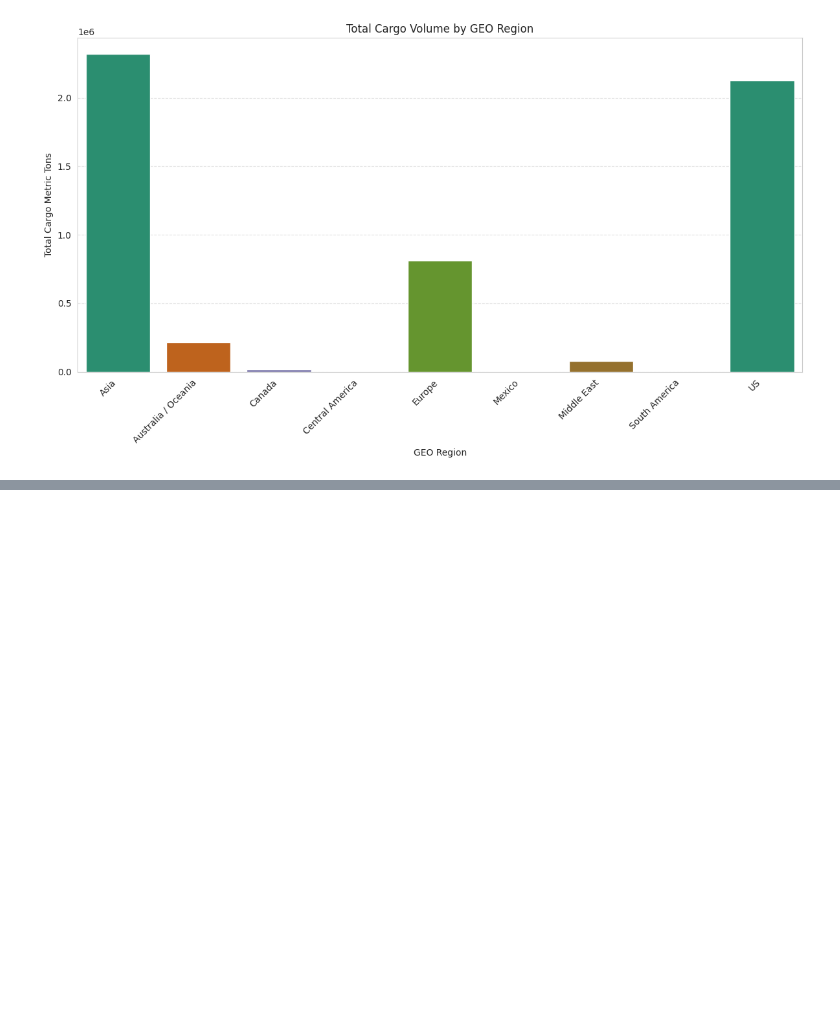
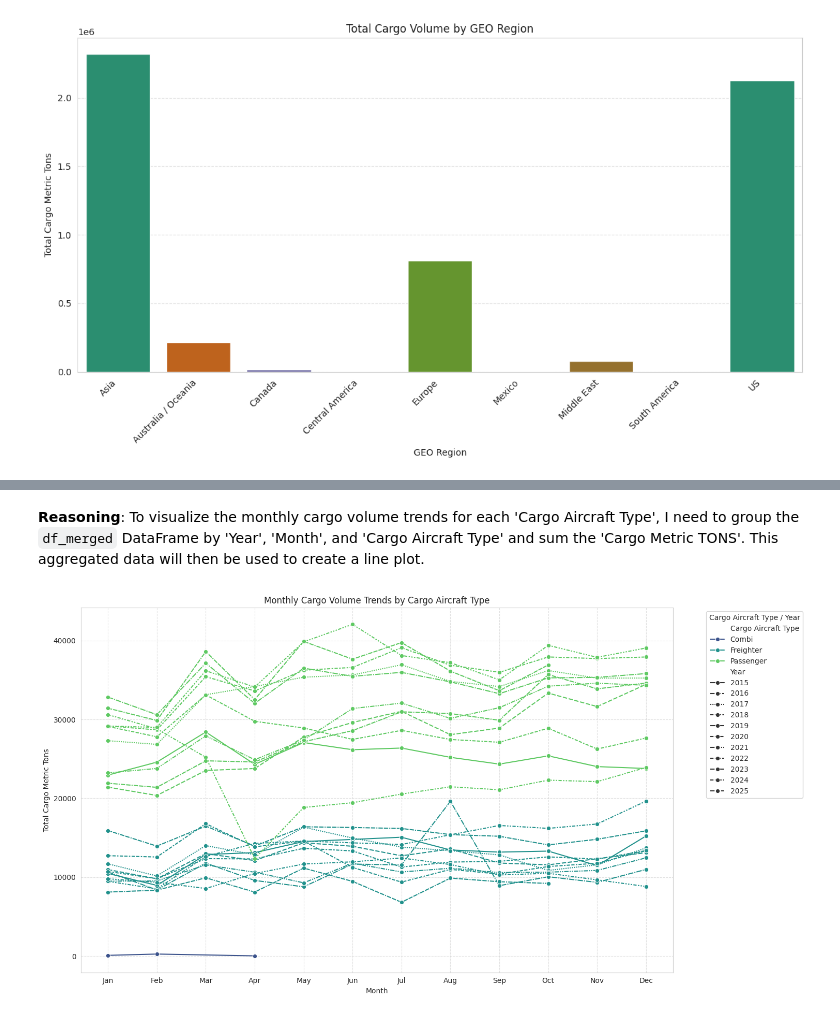
Before and after one commit to surayaqis/Data-Science-Project, a Jupyter notebook: Project2.ipynb, the cells around one changed output, grey strips where cells are left out. Saved outputs shown, nothing was run; the diff lists cells and outputs as text; code cells hidden in the pictures; blank space fills up the shorter version.

```diff
--- a/Project2.ipynb
+++ b/Project2.ipynb
@@ -497,0 +618,29 @@ plt.show()
+# %% [markdown]
+**Reasoning**:
+To visualize the monthly cargo volume trends for each 'Cargo Aircraft Type', I need to group the `df_merged` DataFrame by 'Year', 'Month', and 'Cargo Aircraft Type' and sum the 'Cargo Metric TONS'. This aggregated data will then be used to create a line plot.
+# %%
+df_aircraft_type_monthly = df_merged.groupby(
+    ['Year', 'Month', 'Cargo Aircraft Type']
+)['Cargo Metric TONS'].sum().reset_index()
+
+plt.figure(figsize=(15, 8))
+sns.lineplot(
+    data=df_aircraft_type_monthly,
+    x='Month',
+    y='Cargo Metric TONS',
+    hue='Cargo Aircraft Type',
+    style='Year',
+    marker='o',
+    palette='viridis'
+)
+
+plt.title('Monthly Cargo Volume Trends by Cargo Aircraft Type')
+plt.xlabel('Month')
+plt.ylabel('Total Cargo Metric Tons')
+plt.xticks(range(1, 13), ['Jan', 'Feb', 'Mar', 'Apr', 'May', 'Jun', 'Jul', 'Aug', 'Sep', 'Oct', 'Nov', 'Dec'])
+plt.legend(title='Cargo Aircraft Type / Year', bbox_to_anchor=(1.05, 1), loc='upper left')
+plt.grid(True, linestyle='--', alpha=0.6)
+plt.tight_layout()
+plt.show()
+# %% [output]
+[figure, added]
```
Also changed, not shown: parts of 21 cells of this notebook.
